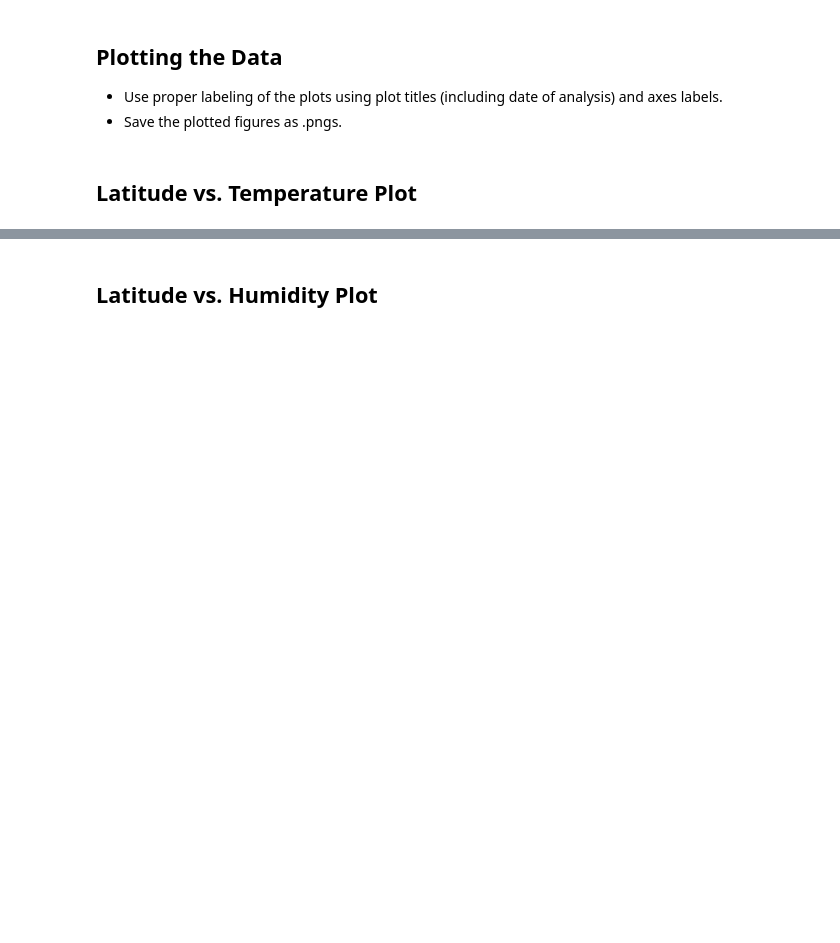
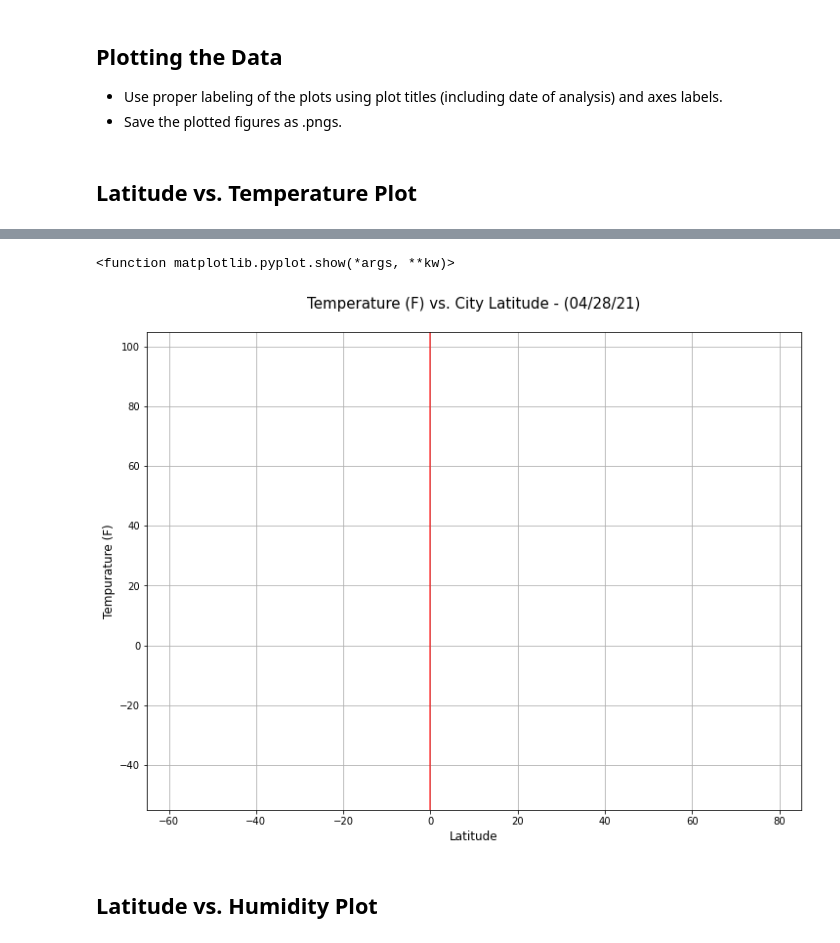
Before and after one commit to laurelwilliamson/python-api-challenge, a Jupyter notebook: WeatherPy/WeatherPy.ipynb, the cells around one changed output, grey strips where cells are left out. Saved outputs shown, nothing was run; the diff lists cells and outputs as text; code cells hidden in the pictures; blank space fills up the shorter version.

```diff
--- a/WeatherPy/WeatherPy.ipynb
+++ b/WeatherPy/WeatherPy.ipynb
@@ -253,3 +179,7 @@ Int64Index([], dtype='int64')
 # %%
 # Make a new DataFrame equal to the city data to drop all humidity outliers by index.
 # Passing "inplace=False" will make a copy of the city_data DataFrame, which we call "clean_city_data".
+weather_df['Date'] = pd.to_datetime(weather_df["Date"], unit="s")
+weather_df
+
+date = time.strftime('%m/%d/%y')
@@ -262,0 +186,23 @@ Int64Index([], dtype='int64')
+# %%
+quartiles = weather_df['Humidity'].quantile([.25,.5,.75])
+lowerq = quartiles[0.25]
+upperq = quartiles[0.75]
+iqr = upperq-lowerq
+humidity_std = weather_df['Humidity'].std()
+
+print(f"Lower quartile of humidity is: {lowerq}")
+print(f"Upper quartile of humidity is: {upperq}")
+print(f"Interquartile range of humidity is: {iqr}")
+print(f"Median of humidity is: {quartiles[0.5]}")
+print(f'Standard deviation of humidity is: {humidity_std}')
+
+lowerbound = lowerq - (1.5*iqr)
+upperbound = upperq + (1.5*iqr)
+print(f"Records below {lowerbound} may be outliers.")
+print(f"Records above {upperbound} may be outliers.")
+
+#no access to API (no longer working as it did when hw was assigned)
+#so going to input a random value for humidity outlier
+
+clean_city_df=weather_df.loc[weather_df['Humidity'] < 29,:]
+clean_city_df
@@ -272,2 +224,19 @@ Int64Index([], dtype='int64')
+# %%
+plt.figure(figsize=(12,9))
+x_values = clean_city_df['Lat']
+y_values = clean_city_df['Max Temp']
+plt.scatter(x_values, y_values, color = 'red', edgecolors = 'black')
+plt.title(f'Temperature (F) vs. City Latitude - ({date})\n', fontsize = 15)
+plt.xlabel('Latitude', fontsize = 12)
+plt.ylabel('Tempurature (F)', fontsize = 12)
+plt.xlim(-65,85)
+plt.ylim(-55,105)
+plt.vlines(0,-55,160, alpha=0.75, color='red')
+plt.grid()
+plt.savefig('/Users/laurelwilliamson/Desktop/GITHUB/python-api-challenge/WeatherPy/images/tempvlat')
+plt.show
+# %% [output]
+<function matplotlib.pyplot.show(*args, **kw)>
+[figure, added]
 # %% [markdown]
 ## Latitude vs. Humidity Plot
```
Also changed, not shown: parts of 32 cells of this notebook, 7 other files.
